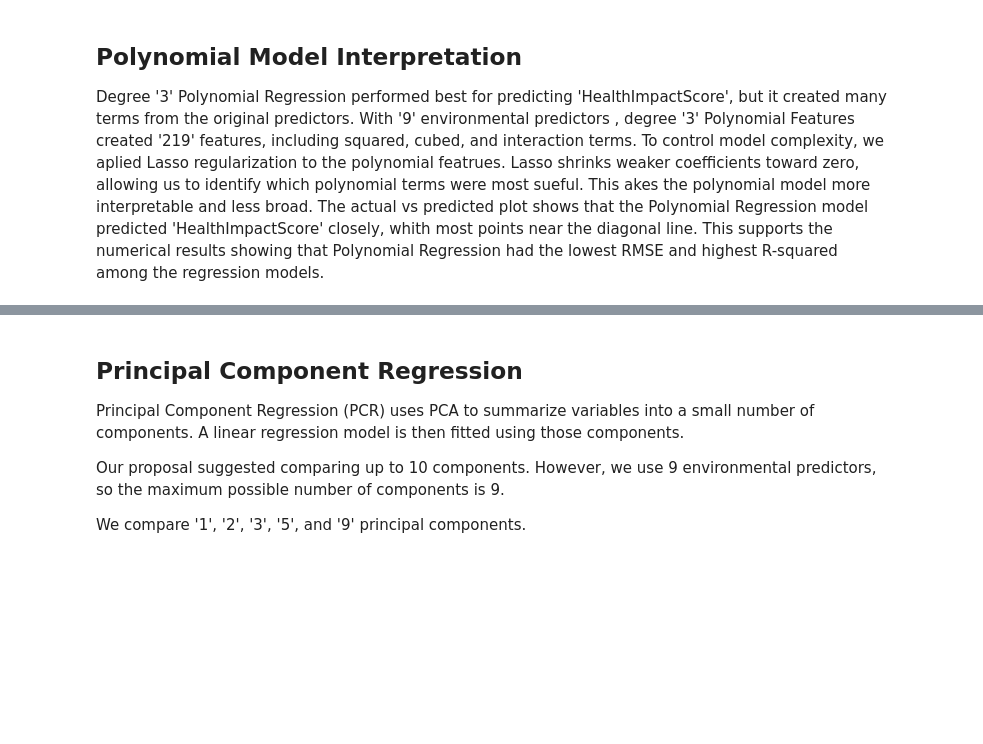
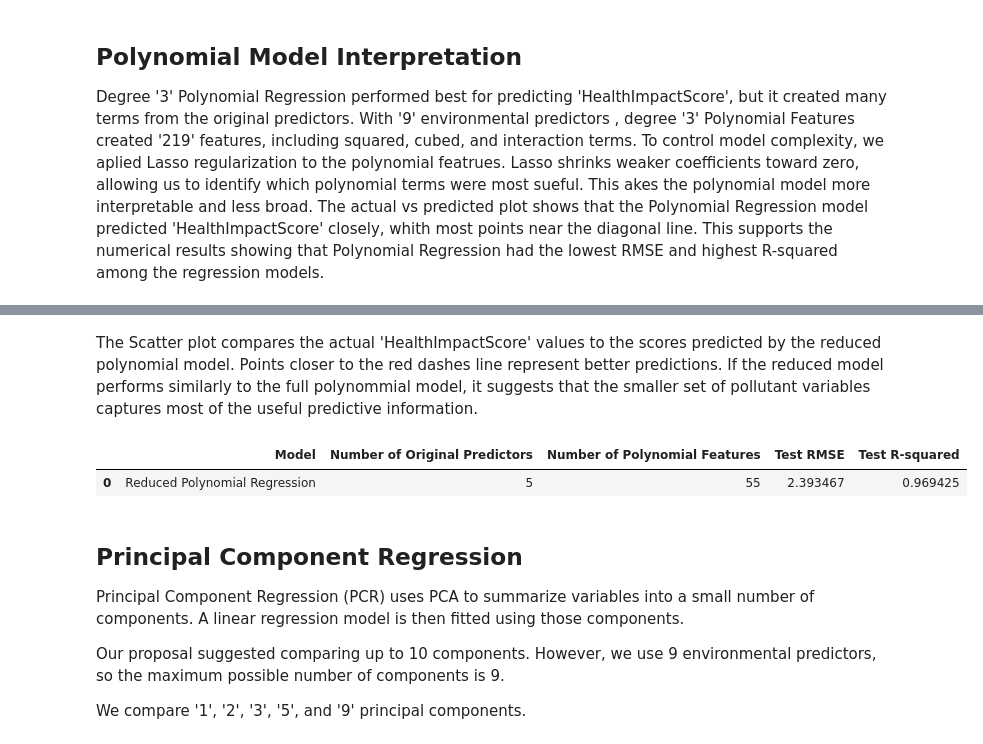
Before and after one commit to BryanR-17/COGS109-air-quality-health-impact, a Jupyter notebook: notebooks/02_regression_models.ipynb, the cells around one changed output, grey strips where cells are left out. Drawn from its saved outputs; the diff is of its cells as text; code cells hidden in the pictures; blank space fills up the shorter version.

```diff
--- a/notebooks/02_regression_models.ipynb
+++ b/notebooks/02_regression_models.ipynb
@@ -419,0 +447,28 @@ Degree '3' Polynomial Regression performed best for predicting 'HealthImpactScor
+# %%
+reduced_poly_model = Pipeline([
+    ("poly", PolynomialFeatures(degree=3, include_bias=False)),
+    ("scaler", StandardScaler()),
+    ("LinearRegression", LinearRegression())
+])
+
+reduced_poly_cv = cross_validate(
+    reduced_poly_model,
+    x_train_important,
+    y_train,
+    cv=cv,
+    scoring = {
+        "rmse": "neg_root_mean_squared_error",
+        "r2": "r2"
+    }
+)
+
+reduced_poly_model.fit(x_train_important, y_train)
+reduced_poly_predictions = reduced_poly_model.predict(x_test_important)
+
+reduced_poly_test_rmse = np.sqrt(mean_squared_error(y_test, reduced_poly_predictions))
+reduced_poly_test_r2 = r2_score(y_test, reduced_poly_predictions)
+
+print("Reduced Polynomial Regression CV RMSE:", -reduced_poly_cv["test_rmse"].mean())
+print("Reduced Polynomial Regression CV R-squared:", reduced_poly_cv["test_r2"].mean())
+print("Reduced Polynomial Regression Test RMSE:", reduced_poly_test_rmse)
+print("Reduced Polynomial Regression Test R-squared:", reduced_poly_test_r2)
@@ -420,3 +504,17 @@ Degree '3' Polynomial Regression performed best for predicting 'HealthImpactScor
+# %% [markdown]
+The Scatter plot compares the actual 'HealthImpactScore' values to the scores predicted by the reduced polynomial model. Points closer to the red dashes line represent better predictions. If the reduced model performs similarly to the full polynommial model, it suggests that the smaller set of pollutant variables captures most of the useful predictive information.
+# %%
+reduced_poly_summary = pd.DataFrame({
+    "Model": ["Reduced Polynomial Regression"],
+    "Number of Original Predictors": [len(important_predictors)],
+    "Number of Polynomial Features": [len(reduced_poly_feature_names)],
+    "Test RMSE": [reduced_poly_test_rmse],
+    "Test R-squared": [reduced_poly_test_r2]
+})
+reduced_poly_summary
+# %% [output]
+|  | Model | Number of Original Predictors | Number of Polynomial Features | Test RMSE | Test R-squared |
+| 0 | Reduced Polynomial Regression | 5 | 55 | 2.393467 | 0.969425 |
 # %% [markdown]
 ## Principal Component Regression
 Principal Component Regression (PCR) uses PCA to summarize variables into a small number of components. A linear regression model is then fitted using those components.
```
Also changed, not shown: parts of 7 cells of this notebook.
